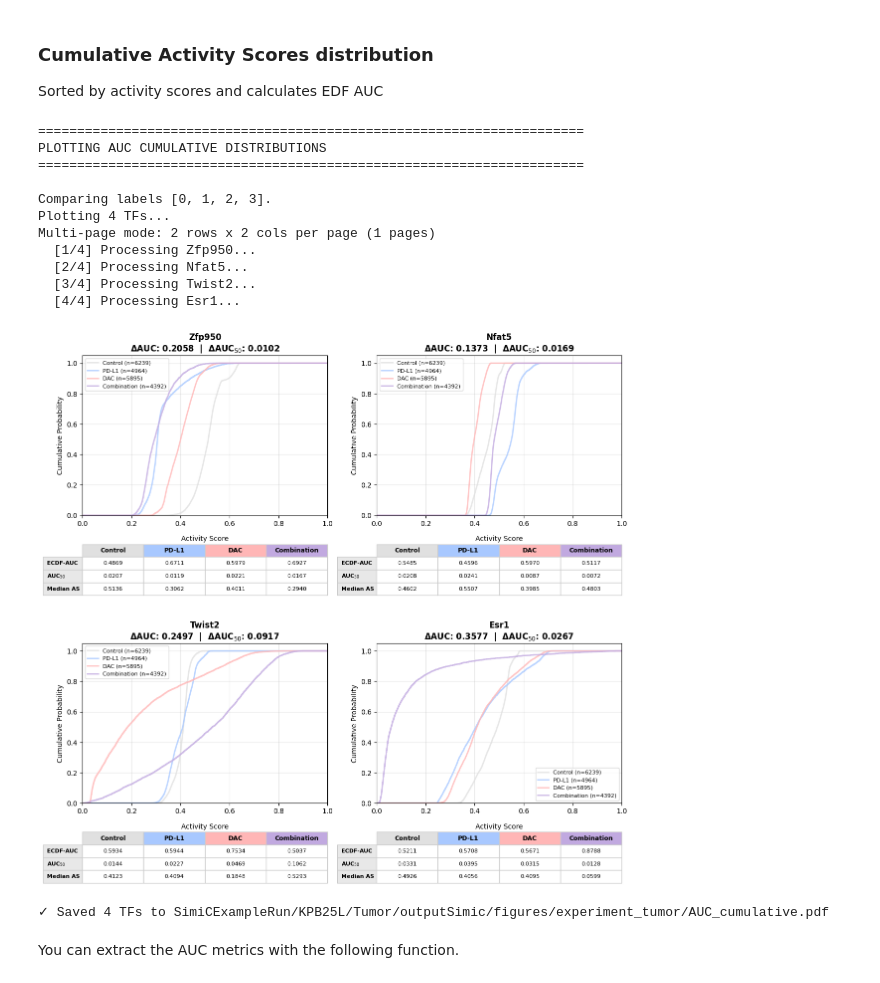
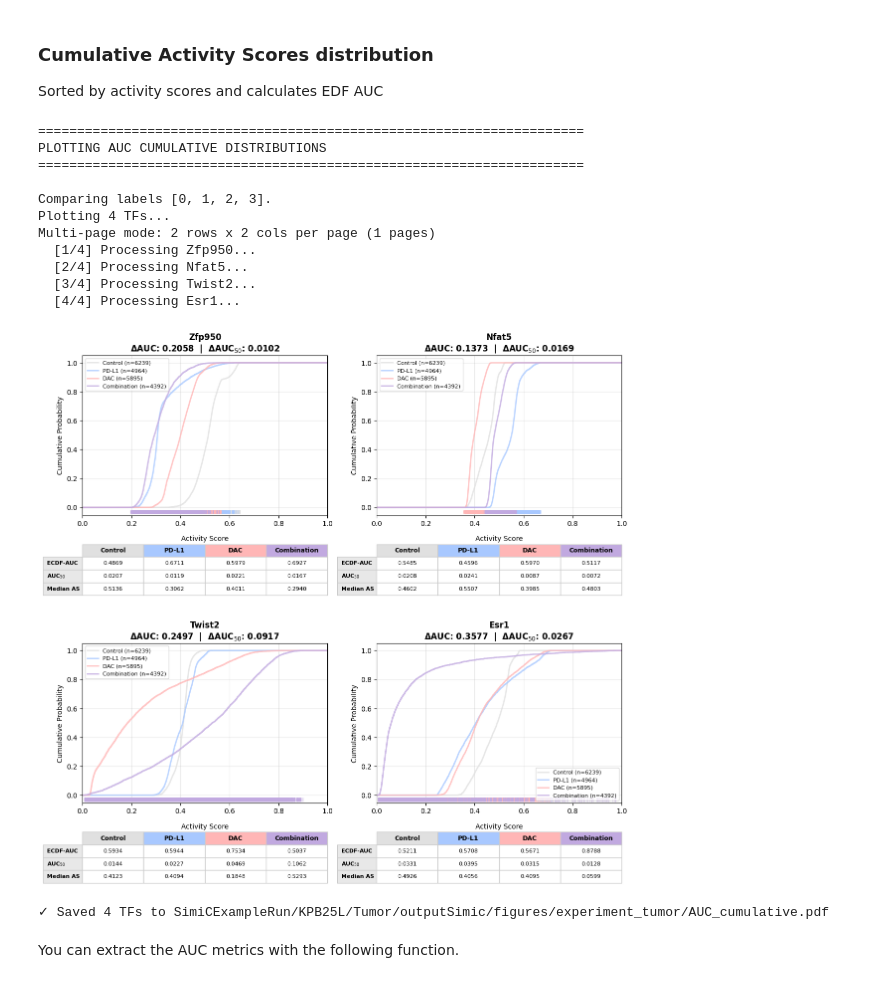
Before and after one commit to ML4BM-Lab/SimiCPipeline, a Jupyter notebook: notebooks/Tutorial_SimiCPipeline_visualization.ipynb, the cells around one changed output. Saved outputs shown, nothing was run; the diff lists cells and outputs as text; code cells hidden in the pictures.

```diff
--- a/notebooks/Tutorial_SimiCPipeline_visualization.ipynb
+++ b/notebooks/Tutorial_SimiCPipeline_visualization.ipynb
@@ -367,24 +419,24 @@ Sorted by activity scores and calculates EDF AUC
 # %%
 viz.plot_auc_cumulative(
     tf_names=top_tfs[0:4],
     grid_layout=(2,2),
-    rug = False, # No rug plot
+    rug = True, # No rug plot
     save=True,
     filename="AUC_cumulative.pdf"
 )
 # %% [output]
 ======================================================================
 PLOTTING AUC CUMULATIVE DISTRIBUTIONS
 ======================================================================
 
 Comparing labels [0, 1, 2, 3].
 Plotting 4 TFs...
 Multi-page mode: 2 rows x 2 cols per page (1 pages)
   [1/4] Processing Zfp950...
   [2/4] Processing Nfat5...
   [3/4] Processing Twist2...
   [4/4] Processing Esr1...
-[figure, old version]
+[figure, new version]
 ✓ Saved 4 TFs to SimiCExampleRun/KPB25L/Tumor/outputSimic/figures/experiment_tumor/AUC_cumulative.pdf
 # %% [markdown]
 You can extract the AUC metrics with the following function.
```
Also changed, not shown: parts of 18 cells of this notebook, 2 other files.
